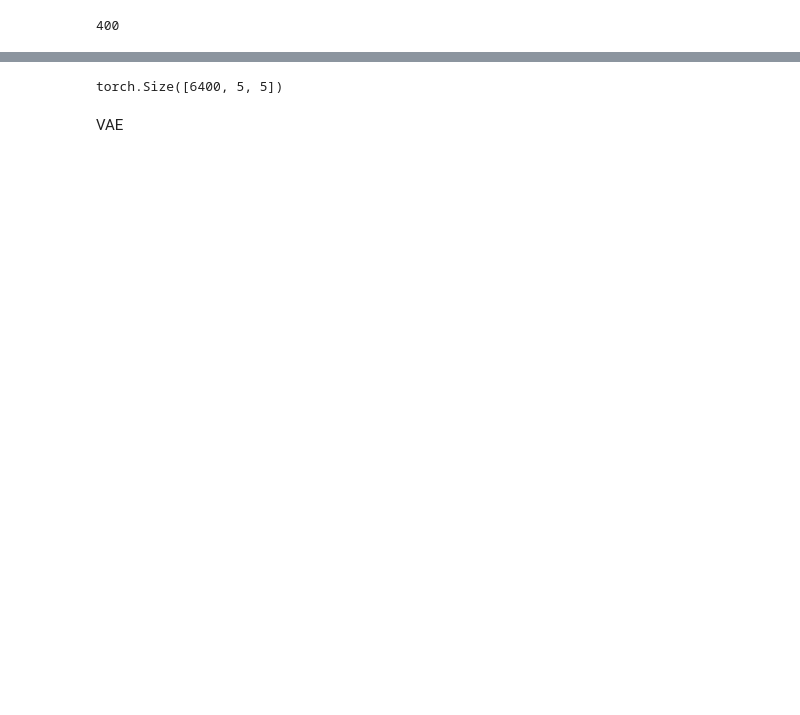
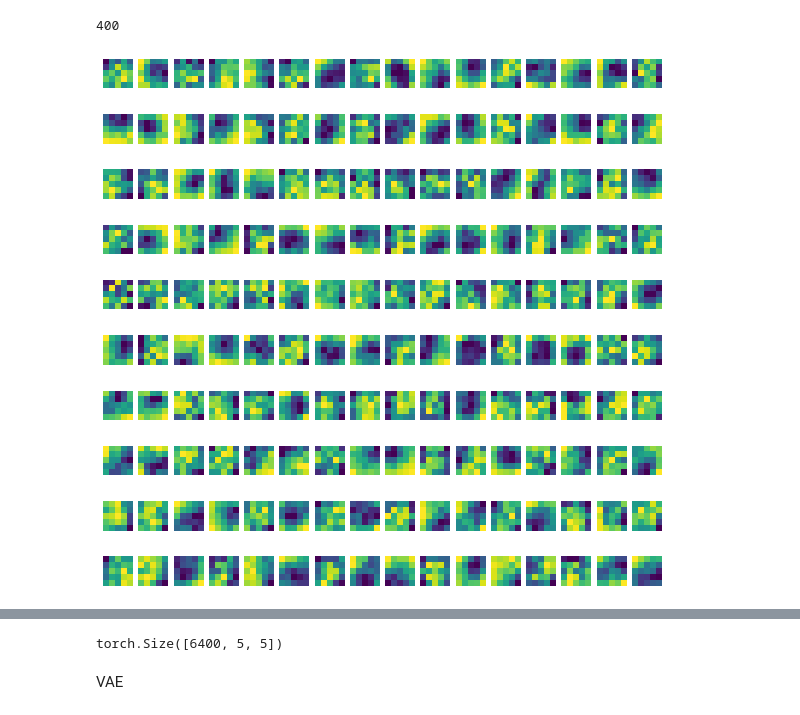
Before and after one commit to manleyroberts/filter-generation, a Jupyter notebook: PGM_Project.ipynb, the cells around one changed output, grey strips where cells are left out. Cells and saved outputs as stored; diff of their text form; code cells hidden in the pictures; blank space fills up the shorter version.

```diff
--- a/PGM_Project.ipynb
+++ b/PGM_Project.ipynb
@@ -52,15 +27,17 @@ def get_and_show_dataset(num_images, plot=False):
     _, axarr = plt.subplots(num_images, 16, figsize=(10, num_images))
     plt.axis('off')
   weight_dataset = []
-
   for f, file in tqdm(enumerate(os.listdir('filters'))):
     filter = torch.load('filters/' + file)
     for i in range(16):
       weight_dataset.append(filter['0.weight'][i][0])
-      if plot:
-        axarr[f, i].set_axis_off()
-        axarr[f, i].imshow(filter['0.weight'][i][0], interpolation=None)
+      if f < num_images:
+        if plot:
+          axarr[f, i].set_axis_off()
+          axarr[f, i].imshow(filter['0.weight'][i][0], interpolation=None)
   return weight_dataset
 # %%
 num_images = len(os.listdir('filters'))
-dataset = get_and_show_dataset(num_images)
+dataset = get_and_show_dataset(10, plot=True)
+# %% [output]
+[figure, added]
```
Also changed, not shown: parts of 22 cells of this notebook.
